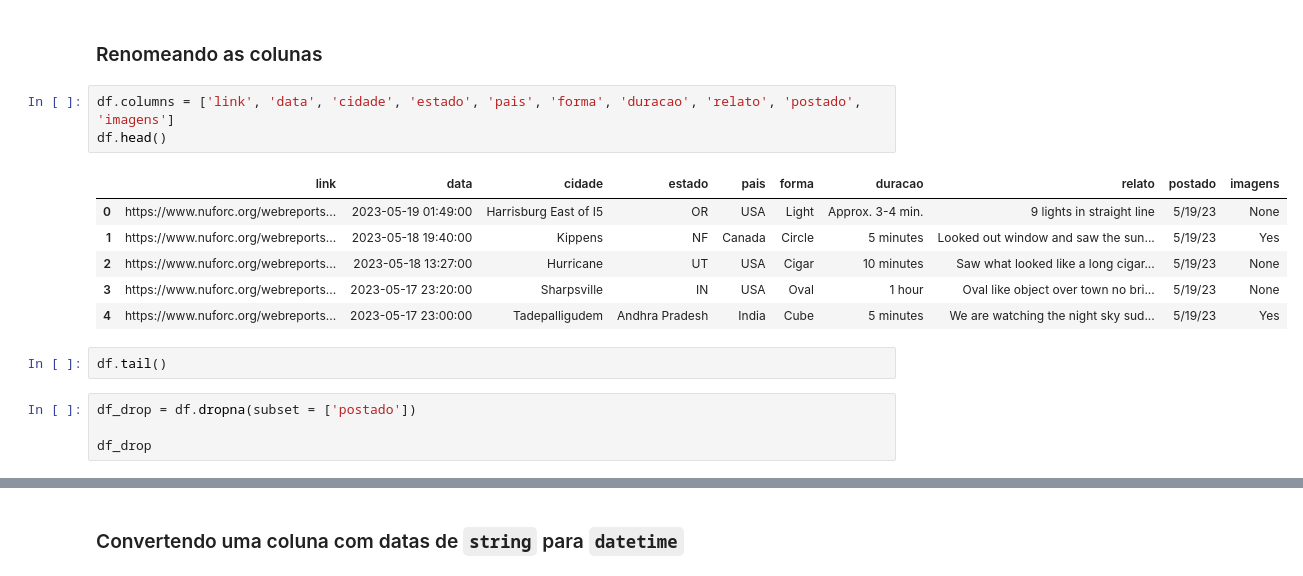
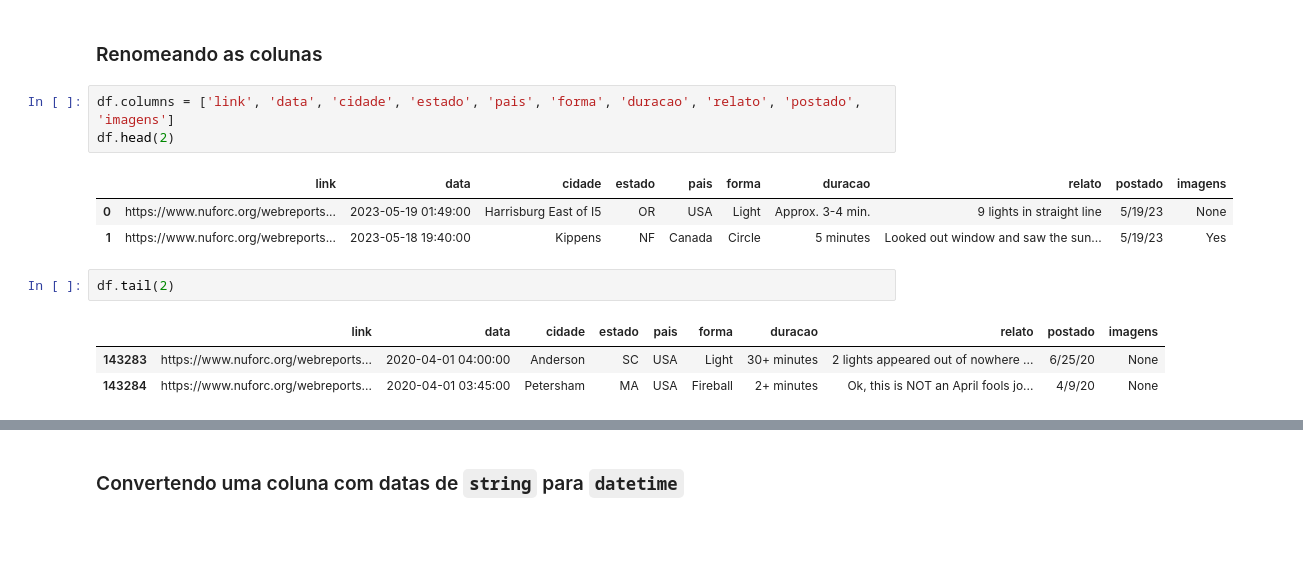
Before and after one commit to joaoariedi/presentations, a Jupyter notebook: Ovnis Hunter/ovnis_hunter/ovnis_hunter.ipynb, the cells around one changed output, grey strips where cells are left out. Saved outputs shown, nothing was run; the diff lists cells and outputs as text; blank space fills up the shorter version.

```diff
--- a/Ovnis Hunter/ovnis_hunter/ovnis_hunter.ipynb
+++ b/Ovnis Hunter/ovnis_hunter/ovnis_hunter.ipynb
@@ -24,17 +33,14 @@ df.head()
 ### Renomeando as colunas
 # %%
 df.columns = ['link', 'data', 'cidade', 'estado', 'pais', 'forma', 'duracao', 'relato', 'postado', 'imagens']
-df.head()
+df.head(2)
 # %% [output]
 |  | link | data | cidade | estado | pais | forma | duracao | relato | postado | imagens |
 | 0 | https://www.nuforc.org/webreports... | 2023-05-19 01:49:00 | Harrisburg East of I5 | OR | USA | Light | Approx. 3-4 min. | 9 lights in straight line | 5/19/23 | None |
 | 1 | https://www.nuforc.org/webreports... | 2023-05-18 19:40:00 | Kippens | NF | Canada | Circle | 5 minutes | Looked out window and saw the sun... | 5/19/23 | Yes |
-| 2 | https://www.nuforc.org/webreports... | 2023-05-18 13:27:00 | Hurricane | UT | USA | Cigar | 10 minutes | Saw what looked like a long cigar... | 5/19/23 | None |
-| 3 | https://www.nuforc.org/webreports... | 2023-05-17 23:20:00 | Sharpsville | IN | USA | Oval | 1 hour | Oval like object over town no bri... | 5/19/23 | None |
-| 4 | https://www.nuforc.org/webreports... | 2023-05-17 23:00:00 | Tadepalligudem | Andhra Pradesh | India | Cube | 5 minutes | We are watching the night sky sud... | 5/19/23 | Yes |
 # %%
-df.tail()
+df.tail(2)
+# %% [output]
+|  | link | data | cidade | estado | pais | forma | duracao | relato | postado | imagens |
+| 143283 | https://www.nuforc.org/webreports... | 2020-04-01 04:00:00 | Anderson | SC | USA | Light | 30+ minutes | 2 lights appeared out of nowhere ... | 6/25/20 | None |
+| 143284 | https://www.nuforc.org/webreports... | 2020-04-01 03:45:00 | Petersham | MA | USA | Fireball | 2+ minutes | Ok, this is NOT an April fools jo... | 4/9/20 | None |
-# %%
-df_drop = df.dropna(subset = ['postado'])
-
-df_drop
```
Also changed, not shown: parts of 14 cells of this notebook, 1 other file.
